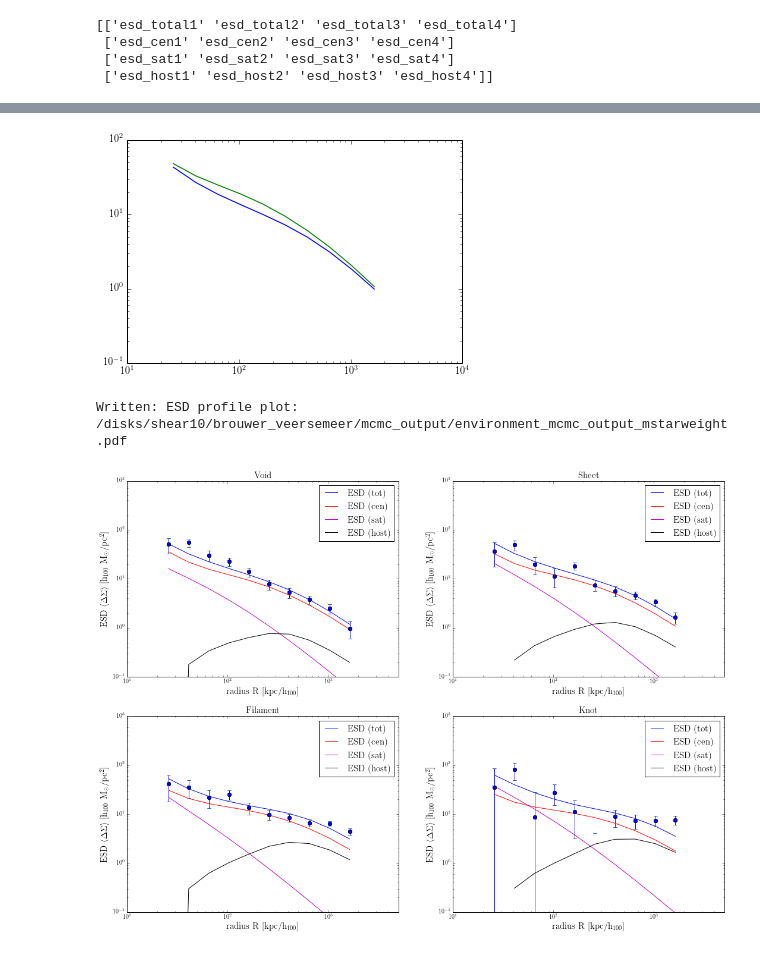
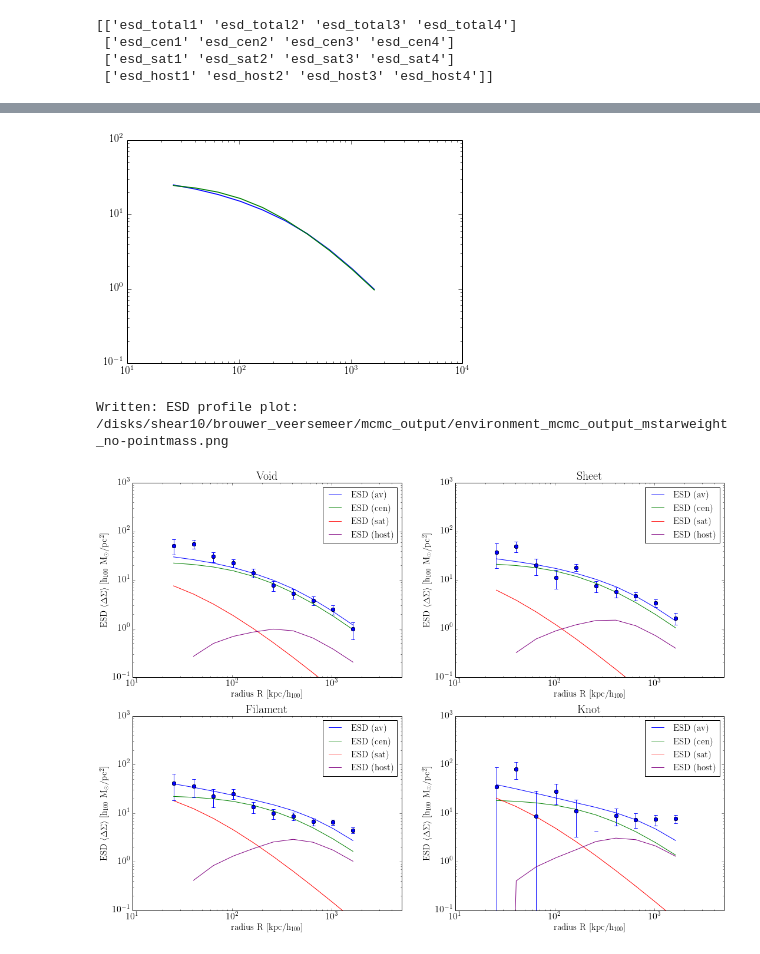
Before and after one commit to samtaziaux/KiDS-Sam_master, a Jupyter notebook: brouwer/environment_project/plot_mcmc.ipynb, the cells around one changed output, grey strips where cells are left out. Saved outputs shown, nothing was run; the diff lists cells and outputs as text; code cells hidden in the pictures.

```diff
--- a/brouwer/environment_project/plot_mcmc.ipynb
+++ b/brouwer/environment_project/plot_mcmc.ipynb
@@ -4,6 +4,7 @@
 import numpy as np
 import pyfits
 import os
+import environment_utils as utils
 
 from matplotlib import pyplot as plt
 %matplotlib inline
@@ -23,17 +24,23 @@ rc('font',**{'family':'serif','serif':['Computer Modern']})
 
 envnames = ['Void', 'Sheet', 'Filament', 'Knot']
 esdnames = ['esd_total', 'esd_cen', 'esd_sat', 'esd_host']
-plotlabels = ['ESD (tot)', 'ESD (cen)', 'ESD (sat)', 'ESD (host)']
+plotlabels = ['ESD (av)', 'ESD (cen)', 'ESD (sat)', 'ESD (host)']
+envcolors = ['red', 'green', 'blue', 'gold']
+esdcolors = ['blue', 'green', 'red', 'purple']
+
 esds = np.array([['%s%i'%(esd, env+1) for env in xrange(len(envnames))] for esd in esdnames])
 
 print esds
 
 #filename = '/disks/shear10/brouwer_veersemeer/mcmc_output/environment_mcmc_output'
-filename = '/disks/shear10/brouwer_veersemeer/mcmc_output/environment_mcmc_output_mstarweight'
-#filename = '/disks/shear10/brouwer_veersemeer/mcmc_output/environment_mcmc_output_mstarweight_no-pointmass'
+#filename = '/disks/shear10/brouwer_veersemeer/mcmc_output/environment_mcmc_output_mstarweight'
+filename = '/disks/shear10/brouwer_veersemeer/mcmc_output/environment_mcmc_output_mstarweight_no-pointmass'
 #filename = '/disks/shear10/brouwer_veersemeer/mcmc_output/environment_mcmc_output_mstarweight_no-pointmass_angsepcor'
 
-burn = 0
+#filename = '/disks/shear10/brouwer_veersemeer/mcmc_output/shuffled-environment_mcmc_output_mstarweight_no-pointmass'
+
+
+burn = 5000
 # %% [output]
 [['esd_total1' 'esd_total2' 'esd_total3' 'esd_total4']
  ['esd_cen1' 'esd_cen2' 'esd_cen3' 'esd_cen4']
@@ -48,11 +55,17 @@ def import_mcmc(filename):
 
     print 'Importing MCMC results:', mcmcname
     print '                   and:', headername
-    mcmc = pyfits.open(mcmcname)[1].data
+    mcmccat = pyfits.open(mcmcname)[1]
+    mcmcnames = mcmccat.columns.names
+    mcmcdata = mcmccat.data
 
-    mcmcmask = (mcmc['Msat1'] != 0)
+    mcmcmask = (mcmcdata['Mcen1'] != 0)
     end = np.sum(mcmcmask)
 
+    mcmc = dict()
+    for colname in mcmcnames:
+        mcmc[colname] = (mcmcdata[colname])[burn:end]
+
     return mcmc, end, mcmcname, headername, mcmcmask
 # %%
 # Import header file
@@ -239,8 +299,8 @@ Written: ESD profile plot: /disks/shear10/brouwer_veersemeer/mcmc_output/environ
 
 # A few tests
 
-ESD_cen = np.median(mcmc['esd_cen1'][mcmcmask]*esd_fracs[0, 1], 0)
-ESD_sat = np.median(mcmc['esd_sat1'][mcmcmask]*esd_fracs[0, 1], 0)
+ESD_cen = np.median(mcmc['esd_cen1']*esd_fracs[0, 1], 0)
+ESD_sat = np.median(mcmc['esd_sat1']*esd_fracs[0, 1], 0)
 ESD_cen_plot = esds_med[0, 0]*esd_fracs[0, 1]
 
 
@@ -250,7 +310,7 @@ plt.plot(data_x, ESD_cen)
 plt.xscale('log')
 plt.yscale('log')
 # %% [output]
-[figure, old version]
+[figure, new version]
 # %%
 
 # Define the labels for the plot
@@ -267,40 +327,42 @@ for env in xrange(len(envnames)):
         Nsubplot = 100*Nrows+10*Ncolumns+(env+1)
         plt.subplot(Nsubplot)
 
-        plt.plot(data_x, esds_med[env, esd]*esd_fracs[env, esd], label=r'%s'%plotlabels[esd])
+        plt.plot(data_x, esds_med[env, esd]*esd_fracs[env, esd], label=r'%s'%plotlabels[esd], color = esdcolors[esd])
         (error_l[esd])[(error_l[esd])>=data_y[esd]] = ((data_y[esd][(error_l[esd])>=data_y[esd]])*0.9999999999)
 
-        plt.errorbar(data_x, data_y[env], yerr=[error_l[env], error_h[env]], ls='', marker='o')
+        plt.errorbar(data_x, data_y[env], yerr=[error_l[env], error_h[env]], ls='', marker='o', color = 'blue')
         plt.ylabel(r'%s'%ylabel,fontsize=15)
         plt.xlabel(r'%s'%xlabel,fontsize=15)
 
     # Plot total from ESD fractions
 #    tot = esds_med[env, :]*np.array([esd_fracs[env, :]]*len(data_x)).T
 #    plt.plot(data_x, np.sum(tot[1:], 0), label=r'Total from fractions')
 
-    plt.title(envnames[env], fontsize=15)
+    plt.title(envnames[env], fontsize=20)
 
+
+    plt.tick_params(axis='both', which='major', labelsize=16)
     plt.xscale('log', fontsize=15)
     plt.yscale('log', fontsize=15)
 
     plt.autoscale(enable=False, axis='both', tight=None)
     plt.axis([1e1,5e3,1e-1,1e3])
     plt.ylim(1e-1,1e3)
 
     plt.legend(fontsize=15)
 
 
 #plt.show()
 
-plotname = '%s.pdf'%filename
+plotname = '%s.png'%filename
 
-plt.savefig(plotname, format='pdf')
+plt.savefig(plotname, format='png')
 print 'Written: ESD profile plot:', plotname
 
 #plt.clf
 # %% [output]
-Written: ESD profile plot: /disks/shear10/brouwer_veersemeer/mcmc_output/environment_mcmc_output_mstarweight.pdf
+Written: ESD profile plot: /disks/shear10/brouwer_veersemeer/mcmc_output/environment_mcmc_output_mstarweight_no-pointmass.png
-[figure, old version]
+[figure, new version]
 # %%
 Mcen = 5e13
 Msat = 5e10
```
Also changed, not shown: parts of 7 cells of this notebook, 17 other files.
